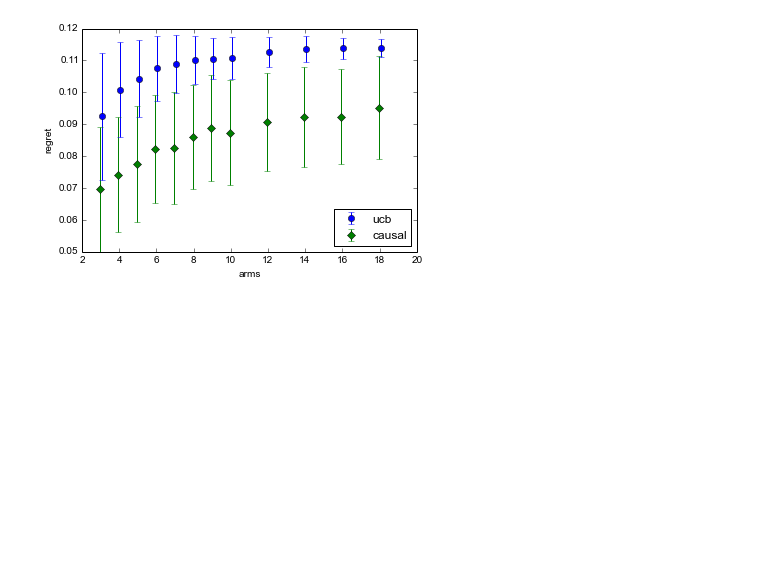
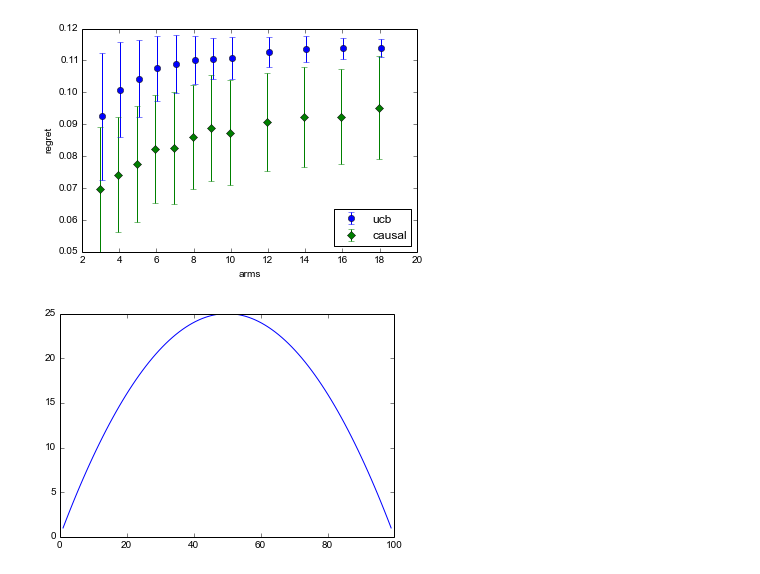
Before and after one commit to finnhacks42/causality, a Jupyter notebook: CausalReinforcement.ipynb, the cells around one changed output. Drawn from its saved outputs; the diff is of its cells as text; code cells hidden in the pictures; blank space fills up the shorter version.

```diff
--- a/CausalReinforcement.ipynb
+++ b/CausalReinforcement.ipynb
@@ -67,3 +67,11 @@ show()
 [figure]
 # %%
 TODO explain what seems expected and what is odd about these results.
+# %%
+x = linspace(1,99,100)
+y = (x*(100-x)/100)
+fig,ax = subplots()
+ax.plot(x,y)
+show()
+# %% [output]
+[figure, added]
```
Also changed, not shown: 37 other files.
